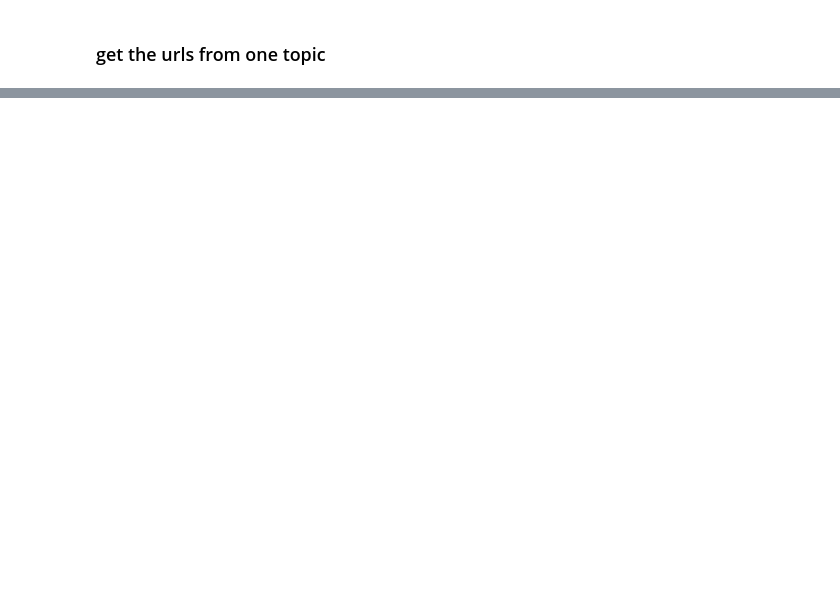
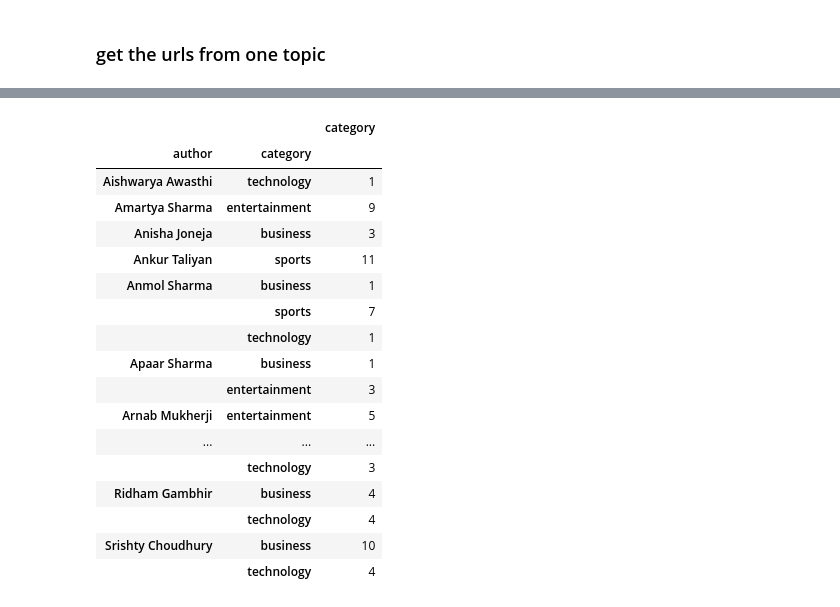
Before and after one commit to Chenchen070/NLP, a Jupyter notebook: web_scraping_exercises.ipynb, the cells around one changed output, grey strips where cells are left out. Cells and saved outputs as stored; diff of their text form; code cells hidden in the pictures; blank space fills up the shorter version.

```diff
--- a/web_scraping_exercises.ipynb
+++ b/web_scraping_exercises.ipynb
@@ -172,0 +280,41 @@ soup.find("body > div.container > div > div.card-stack")
+# %%
+def get_url(topic):
+    url = f"https://inshorts.com/en/read/{topic}"
+    headers = {'User-Agent': 'Codeup Data Science'}
+    response = get(url, headers=headers)
+    soup = BeautifulSoup(response.content, 'html.parser')
+    urls = []
+    # Find all links within that topic
+    for link in soup.find_all("a", href=True):
+        urls.append(link["href"])
+        lines = pd.Series(urls)
+        urls = lines[lines.str.contains(r"^/en/news")].tolist()
+        new_urls = []
+        for i in urls:
+            new_urls.append("https://inshorts.com" + i)
+    return new_urls
+
+def get_news_info(new_urls, topic):
+    news = []
+    for new_url in new_urls:
+        headers = {'User-Agent': 'Codeup Data Science'}
+        response = get(new_url, headers=headers)
+        soup = BeautifulSoup(response.content, 'html.parser')
+        title = soup.find('span', itemprop = 'headline').text
+        body = soup.find('div', itemprop = 'articleBody').text
+        author = soup.find('span', class_ = 'author').text
+        date = soup.find("span", class_="time")["content"]
+        news.append({"title": title, "content": body, "author": author, "date": date, 'category': topic})
+    return news
+
+def get_all_news(topics = []):
+    all_news = []
+    for topic in topics:
+        new_urls = get_url(topic)
+        news = get_news_info(new_urls, topic)
+        all_news.append(news)
+    all_news = sum(all_news, [])
+    return pd.DataFrame(all_news)
+# %%
+news = get_all_news(topics = ["business", "sports", "technology", "entertainment"])
+news.head()
@@ -172,0 +328,21 @@ soup.find("body > div.container > div > div.card-stack")
+# %%
+news.groupby(["author", "category"])[["category"]].count()
+# %% [output]
+|  |  | category |
+| author | category |  |
+| Aishwarya Awasthi | technology | 1 |
+| Amartya Sharma | entertainment | 9 |
+| Anisha Joneja | business | 3 |
+| Ankur Taliyan | sports | 11 |
+| Anmol Sharma | business | 1 |
+|  | sports | 7 |
+|  | technology | 1 |
+| Apaar Sharma | business | 1 |
+|  | entertainment | 3 |
+| Arnab Mukherji | entertainment | 5 |
+| ... | ... | ... |
+|  | technology | 3 |
+| Ridham Gambhir | business | 4 |
+|  | technology | 4 |
+| Srishty Choudhury | business | 10 |
+|  | technology | 4 |
```
Also changed, not shown: parts of 11 cells of this notebook.
